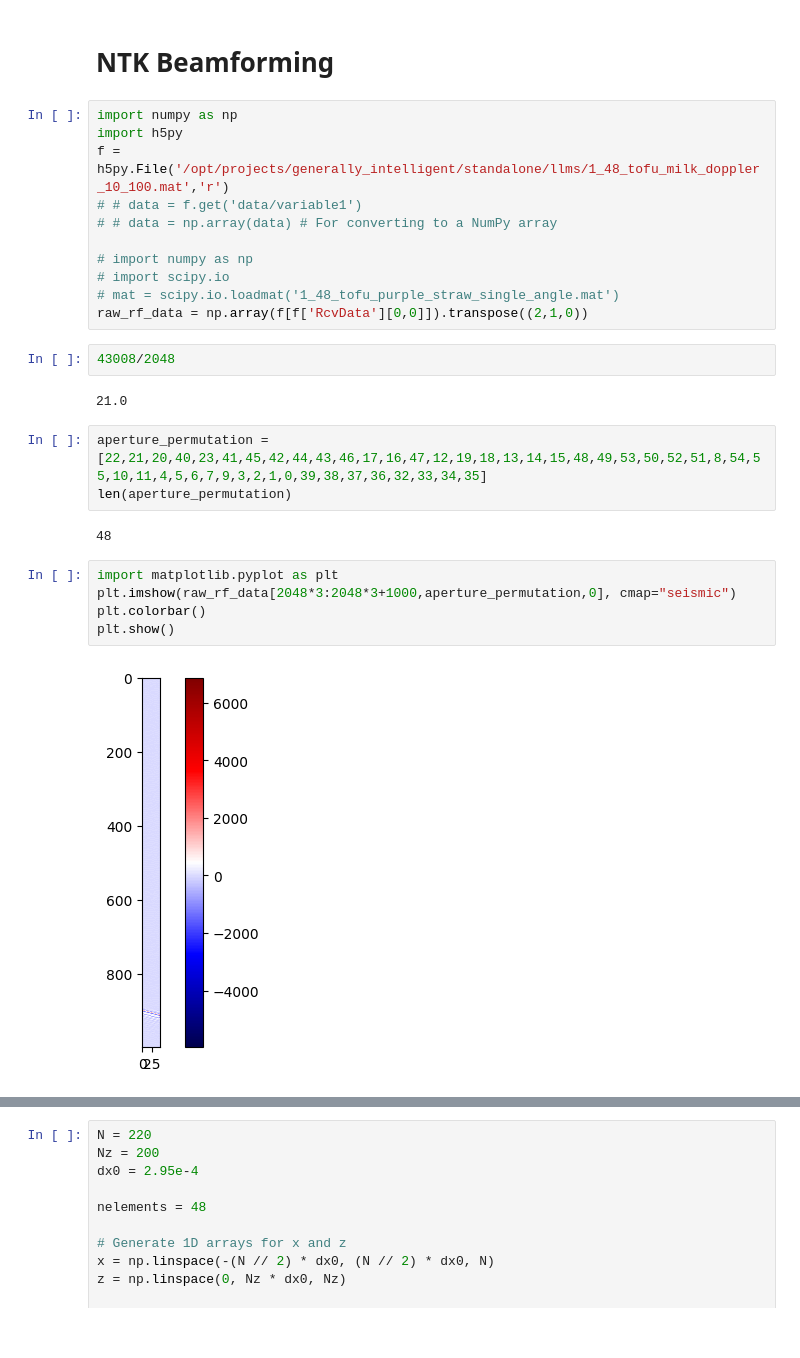
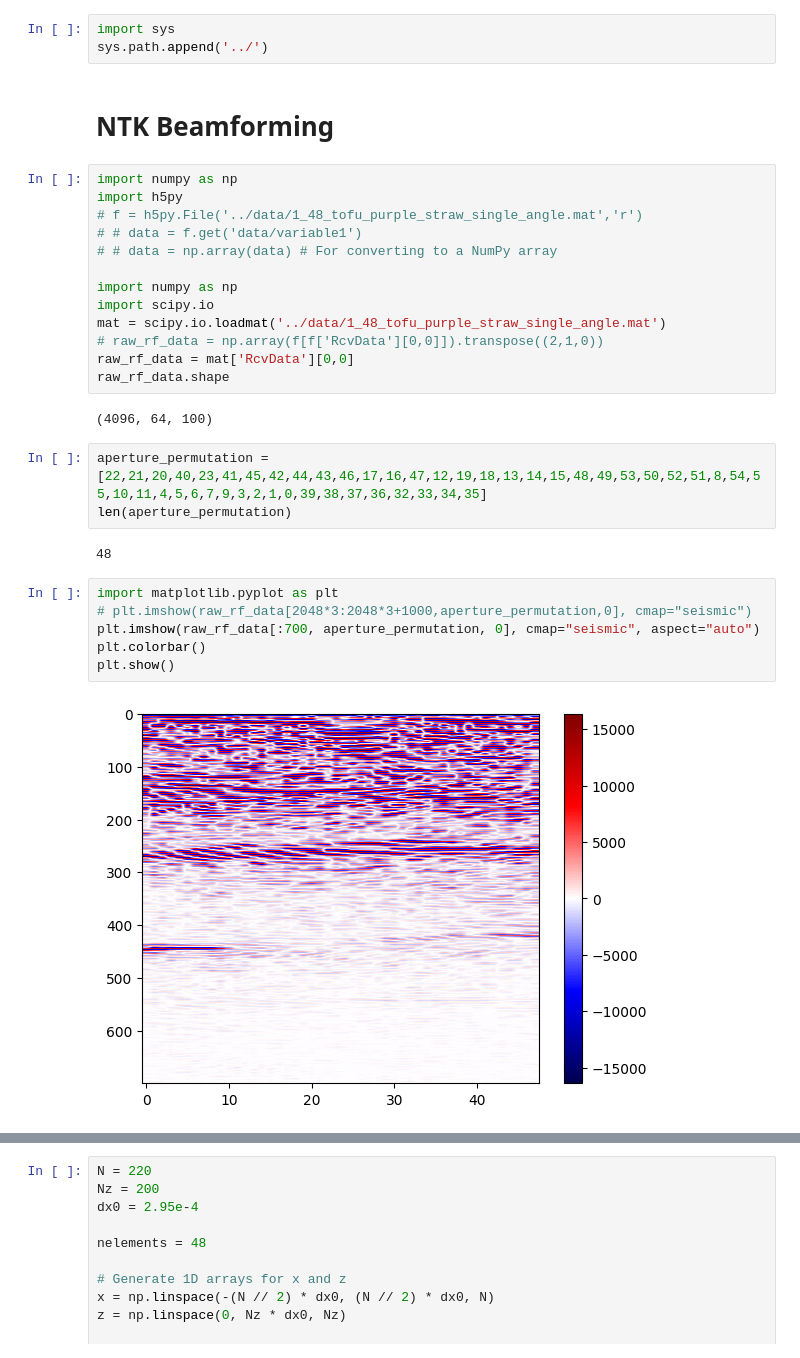
Before and after one commit to thomasrribeiro/brainhackFUS, a Jupyter notebook: notebooks/verasonics_ntkbeamform.ipynb, the cells around one changed output, grey strips where cells are left out. Saved outputs shown, nothing was run; the diff lists cells and outputs as text.

```diff
--- a/notebooks/verasonics_ntkbeamform.ipynb
+++ b/notebooks/verasonics_ntkbeamform.ipynb
@@ -7,20 +4,23 @@ The autoreload extension is already loaded. To reload it, use:
+# %%
+import sys
+sys.path.append('../')
 # %% [markdown]
 # NTK Beamforming
 # %%
 import numpy as np
 import h5py
-f = h5py.File('/opt/projects/generally_intelligent/standalone/llms/1_48_tofu_milk_doppler_10_100.mat','r')
+# f = h5py.File('../data/1_48_tofu_purple_straw_single_angle.mat','r')
 # # data = f.get('data/variable1')
 # # data = np.array(data) # For converting to a NumPy array
 
-# import numpy as np
-# import scipy.io
-# mat = scipy.io.loadmat('1_48_tofu_purple_straw_single_angle.mat')
-raw_rf_data = np.array(f[f['RcvData'][0,0]]).transpose((2,1,0))
+import numpy as np
+import scipy.io
+mat = scipy.io.loadmat('../data/1_48_tofu_purple_straw_single_angle.mat')
+# raw_rf_data = np.array(f[f['RcvData'][0,0]]).transpose((2,1,0))
+raw_rf_data = mat['RcvData'][0,0]
+raw_rf_data.shape
+# %% [output]
+(4096, 64, 100)
-# %%
-43008/2048
-# %% [output]
-21.0
 # %%
 aperture_permutation = [22,21,20,40,23,41,45,42,44,43,46,17,16,47,12,19,18,13,14,15,48,49,53,50,52,51,8,54,55,10,11,4,5,6,7,9,3,2,1,0,39,38,37,36,32,33,34,35]
 len(aperture_permutation)
@@ -28,11 +28,12 @@ len(aperture_permutation)
 48
 # %%
 import matplotlib.pyplot as plt
-plt.imshow(raw_rf_data[2048*3:2048*3+1000,aperture_permutation,0], cmap="seismic")
+# plt.imshow(raw_rf_data[2048*3:2048*3+1000,aperture_permutation,0], cmap="seismic")
+plt.imshow(raw_rf_data[:700, aperture_permutation, 0], cmap="seismic", aspect="auto")
 plt.colorbar()
 plt.show()
 # %% [output]
-[figure, old version]
+[figure, new version]
 # %%
 from imaging.demodulate import demodulate_rf_to_iq
 
```
Also changed, not shown: parts of 5 cells of this notebook.
